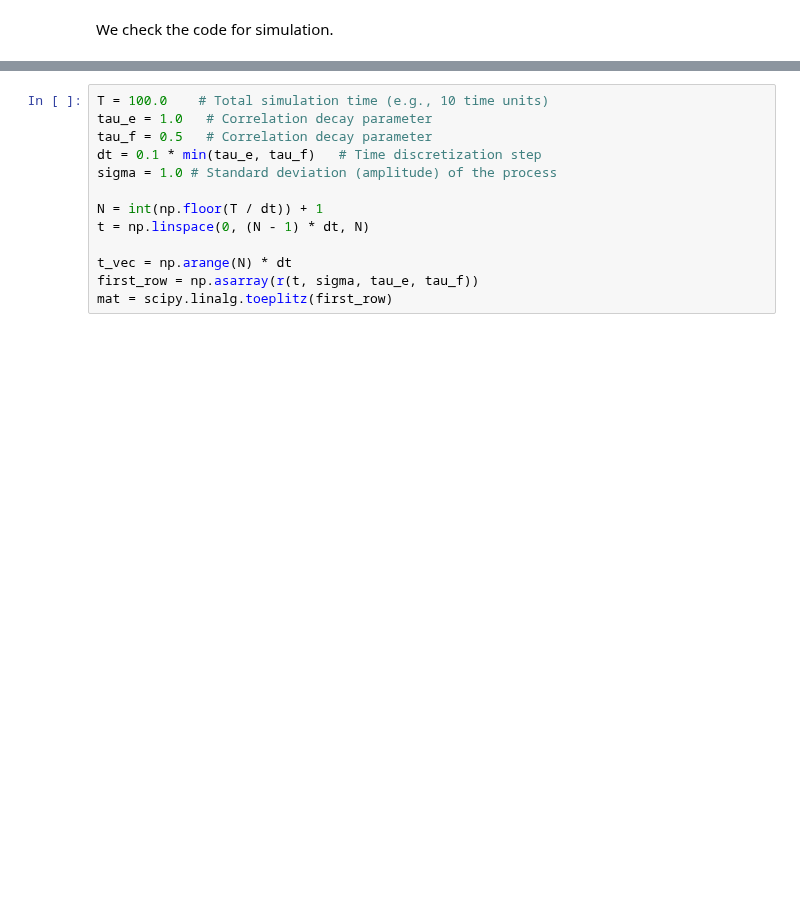
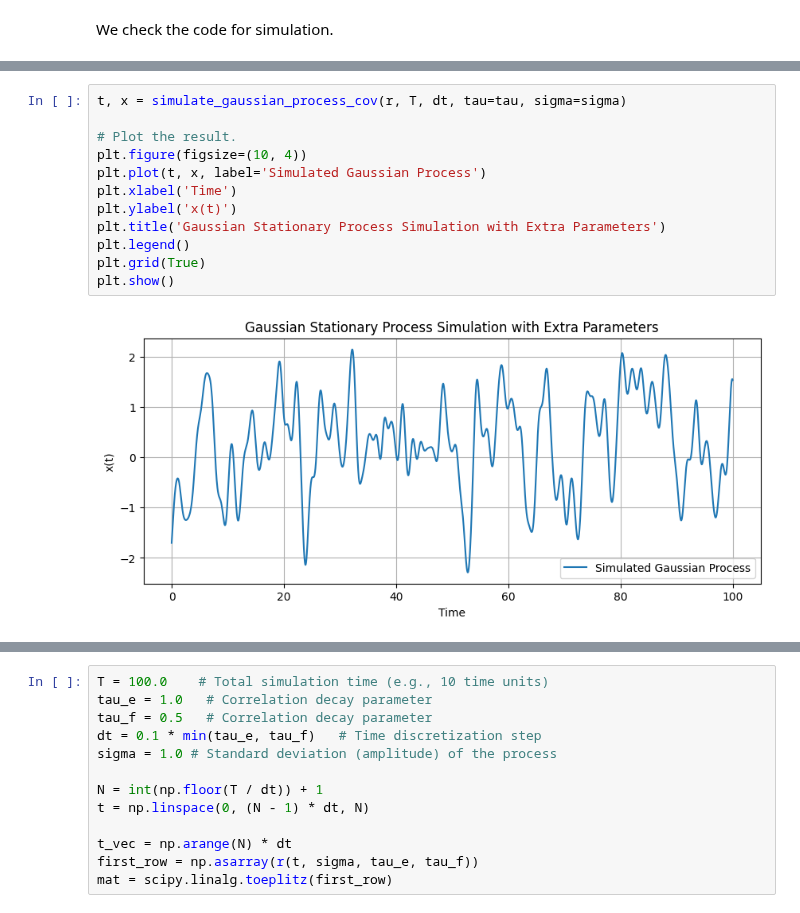
Before and after one commit to shivangrawat/gaussian-crossings, a Jupyter notebook: examples/filtered_OU.ipynb, the cells around one changed output, grey strips where cells are left out. Saved outputs shown, nothing was run; the diff lists cells and outputs as text; blank space fills up the shorter version.

```diff
--- a/examples/filtered_OU.ipynb
+++ b/examples/filtered_OU.ipynb
@@ -61,3 +64,17 @@ plt.show()
+# %%
+t, x = simulate_gaussian_process_cov(r, T, dt, tau=tau, sigma=sigma)
+
+# Plot the result.
+plt.figure(figsize=(10, 4))
+plt.plot(t, x, label='Simulated Gaussian Process')
+plt.xlabel('Time')
+plt.ylabel('x(t)')
+plt.title('Gaussian Stationary Process Simulation with Extra Parameters')
+plt.legend()
+plt.grid(True)
+plt.show()
+# %% [output]
+[figure, added]
 # %%
 # For a filtered Ornstein-Uhlenbeck process, we have
 
```
Also changed, not shown: parts of 4 cells of this notebook, 2 other files.
